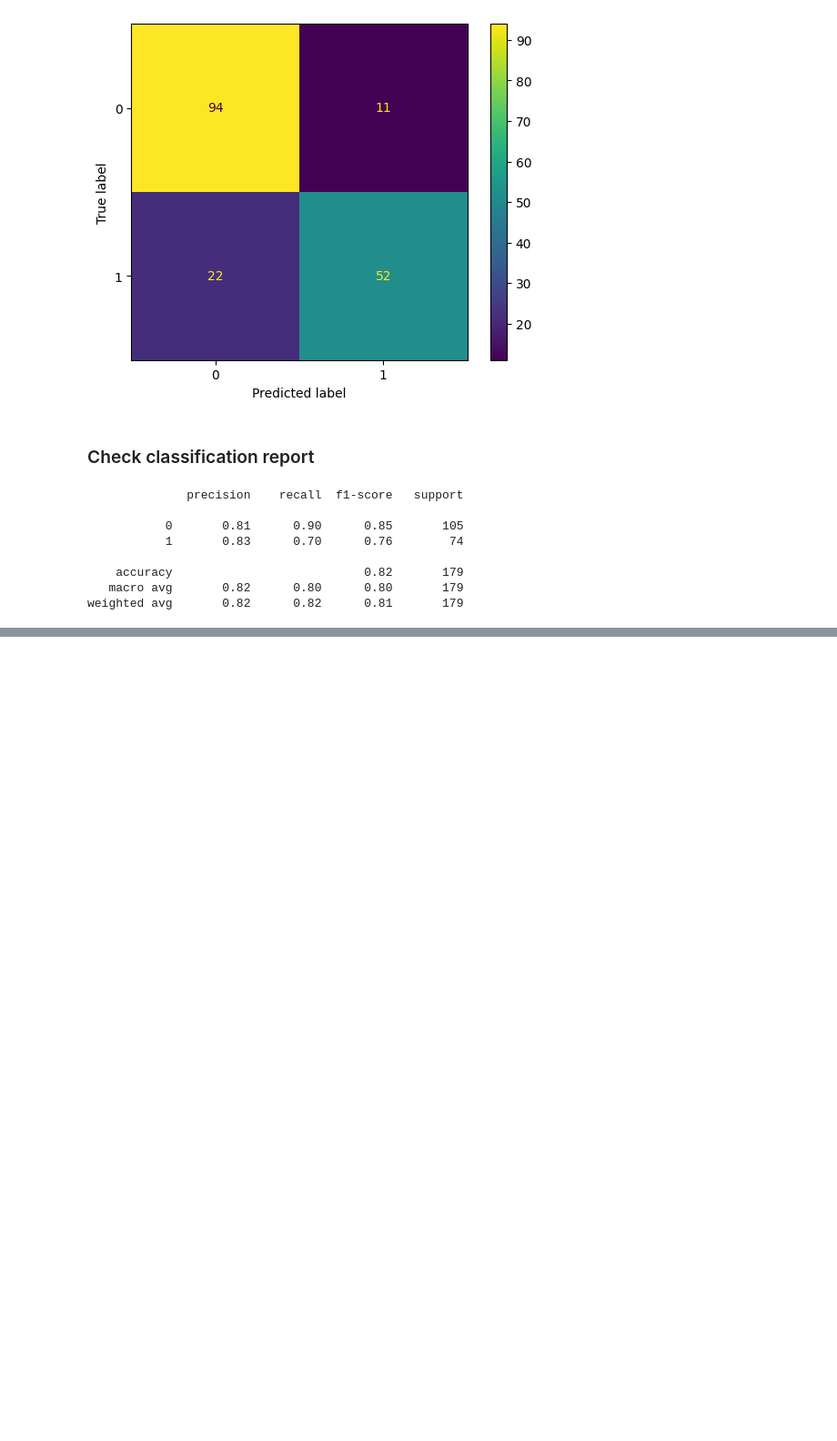
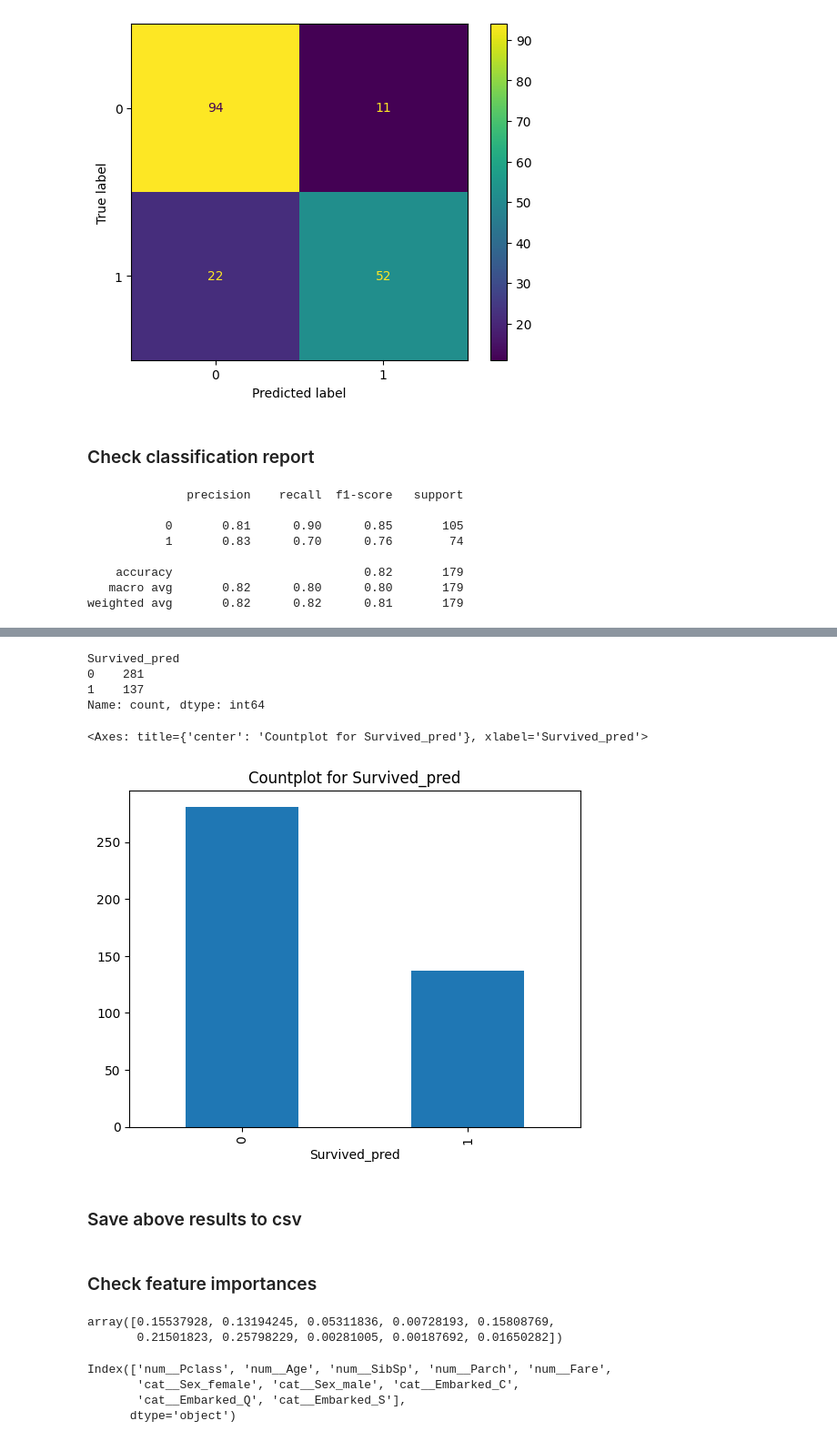
Before and after one commit to utkarshg1/VSCode_Thu_Fri_6_8pm, a Jupyter notebook: Gradient Boosting Classification/GBC.ipynb, the cells around one changed output, grey strips where cells are left out. Shown: that part at 91% size. Saved outputs shown, nothing was run; the diff lists cells and outputs as text; code cells hidden in the pictures; blank space fills up the shorter version.

```diff
--- a/Gradient Boosting Classification/GBC.ipynb
+++ b/Gradient Boosting Classification/GBC.ipynb
@@ -318,0 +376,3 @@ weighted avg       0.82      0.82      0.81       179
+# %%
+preds = best_gbc.predict(xnew_pre)
+preds
@@ -318,0 +400,3 @@ weighted avg       0.82      0.82      0.81       179
+# %%
+prob = best_gbc.predict_proba(xnew_pre)[:,1]
+prob[0:5]
@@ -318,0 +407,3 @@ weighted avg       0.82      0.82      0.81       179
+# %%
+df_final = xnew[['PassengerId']]
+df_final
@@ -318,0 +424,3 @@ weighted avg       0.82      0.82      0.81       179
+# %%
+df_final['Survived_pred'] = preds
+df_final['Survived_prob'] = prob
@@ -318,0 +443,14 @@ weighted avg       0.82      0.82      0.81       179
+# %%
+df_final['Survived_pred'].value_counts()
+# %% [output]
+Survived_pred
+0    281
+1    137
+Name: count, dtype: int64
+# %%
+df_final['Survived_pred'].value_counts().plot(kind='bar', title='Countplot for Survived_pred')
+# %% [output]
+<Axes: title={'center': 'Countplot for Survived_pred'}, xlabel='Survived_pred'>
+[figure, added]
+# %% [markdown]
+### Save above results to csv
@@ -318,0 +459,15 @@ weighted avg       0.82      0.82      0.81       179
+# %% [markdown]
+### Check feature importances
+# %%
+imp = best_gbc.feature_importances_
+imp
+# %% [output]
+array([0.15537928, 0.13194245, 0.05311836, 0.00728193, 0.15808769,
+       0.21501823, 0.25798229, 0.00281005, 0.00187692, 0.01650282])
+# %%
+xtrain.columns
+# %% [output]
+Index(['num__Pclass', 'num__Age', 'num__SibSp', 'num__Parch', 'num__Fare',
+       'cat__Sex_female', 'cat__Sex_male', 'cat__Embarked_C',
+       'cat__Embarked_Q', 'cat__Embarked_S'],
+      dtype='object')
```
Also changed, not shown: parts of 15 cells of this notebook, 1 other file.
